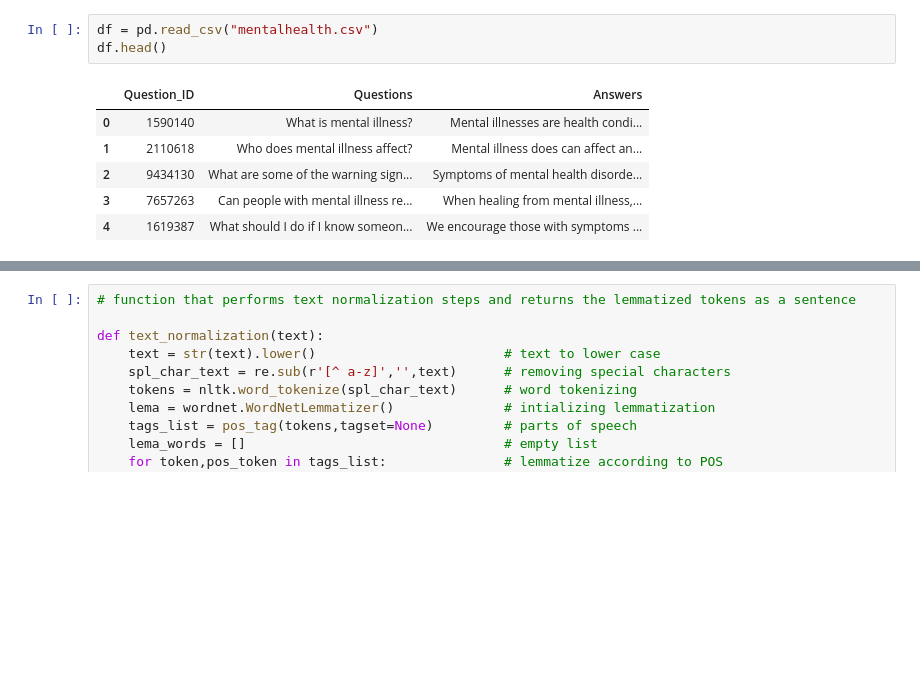
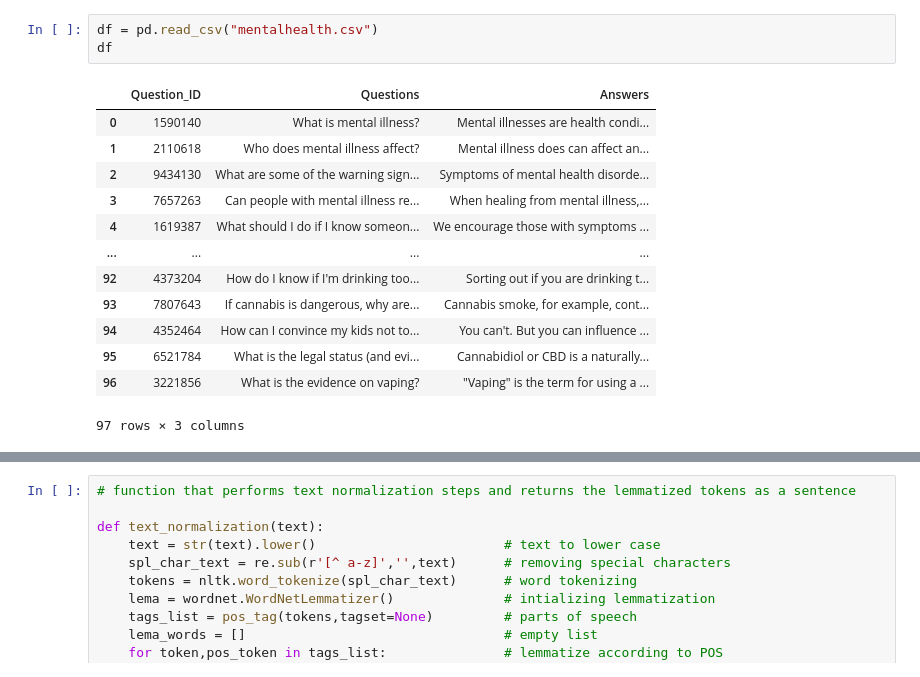
Before and after one commit to adt125/AI_project_2023, a Jupyter notebook: Rule_based.ipynb, the cells around one changed output, grey strips where cells are left out. Drawn from its saved outputs; the diff is of its cells as text; blank space fills up the shorter version.

```diff
--- a/Rule_based.ipynb
+++ b/Rule_based.ipynb
@@ -21,14 +22,21 @@ nltk.download('omw-1.4')
 True
 # %%
 df = pd.read_csv("mentalhealth.csv")
-df.head()
+df
 # %% [output]
 |  | Question_ID | Questions | Answers |
 | 0 | 1590140 | What is mental illness? | Mental illnesses are health condi... |
 | 1 | 2110618 | Who does mental illness affect? | Mental illness does can affect an... |
 | 2 | 9434130 | What are some of the warning sign... | Symptoms of mental health disorde... |
 | 3 | 7657263 | Can people with mental illness re... | When healing from mental illness,... |
 | 4 | 1619387 | What should I do if I know someon... | We encourage those with symptoms ... |
+| ... | ... | ... | ... |
+| 92 | 4373204 | How do I know if I'm drinking too... | Sorting out if you are drinking t... |
+| 93 | 7807643 | If cannabis is dangerous, why are... | Cannabis smoke, for example, cont... |
+| 94 | 4352464 | How can I convince my kids not to... | You can't. But you can influence ... |
+| 95 | 6521784 | What is the legal status (and evi... | Cannabidiol or CBD is a naturally... |
+| 96 | 3221856 | What is the evidence on vaping? | "Vaping" is the term for using a ... |
+97 rows × 3 columns
 # %%
 nltk.download('punkt')
 nltk.download('wordnet')
```
Also changed, not shown: parts of 8 cells of this notebook.
